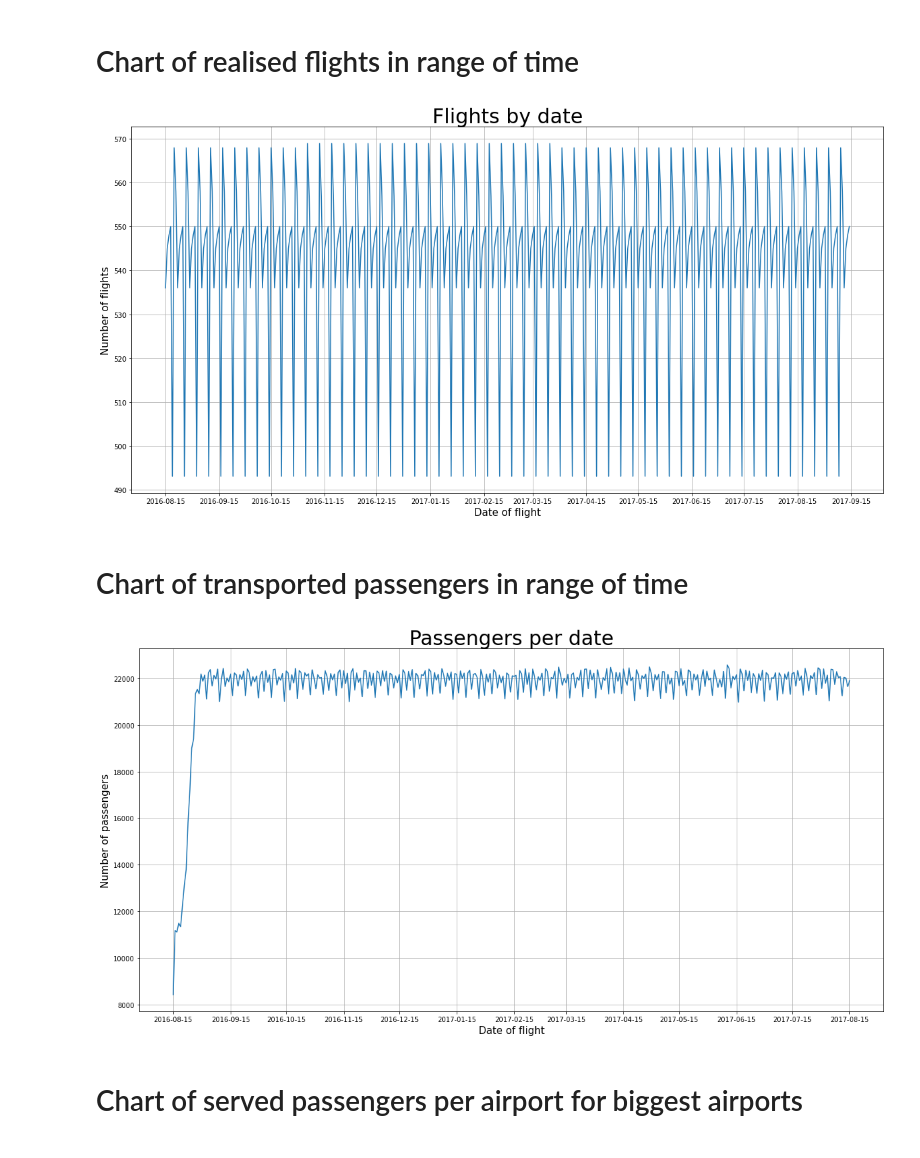
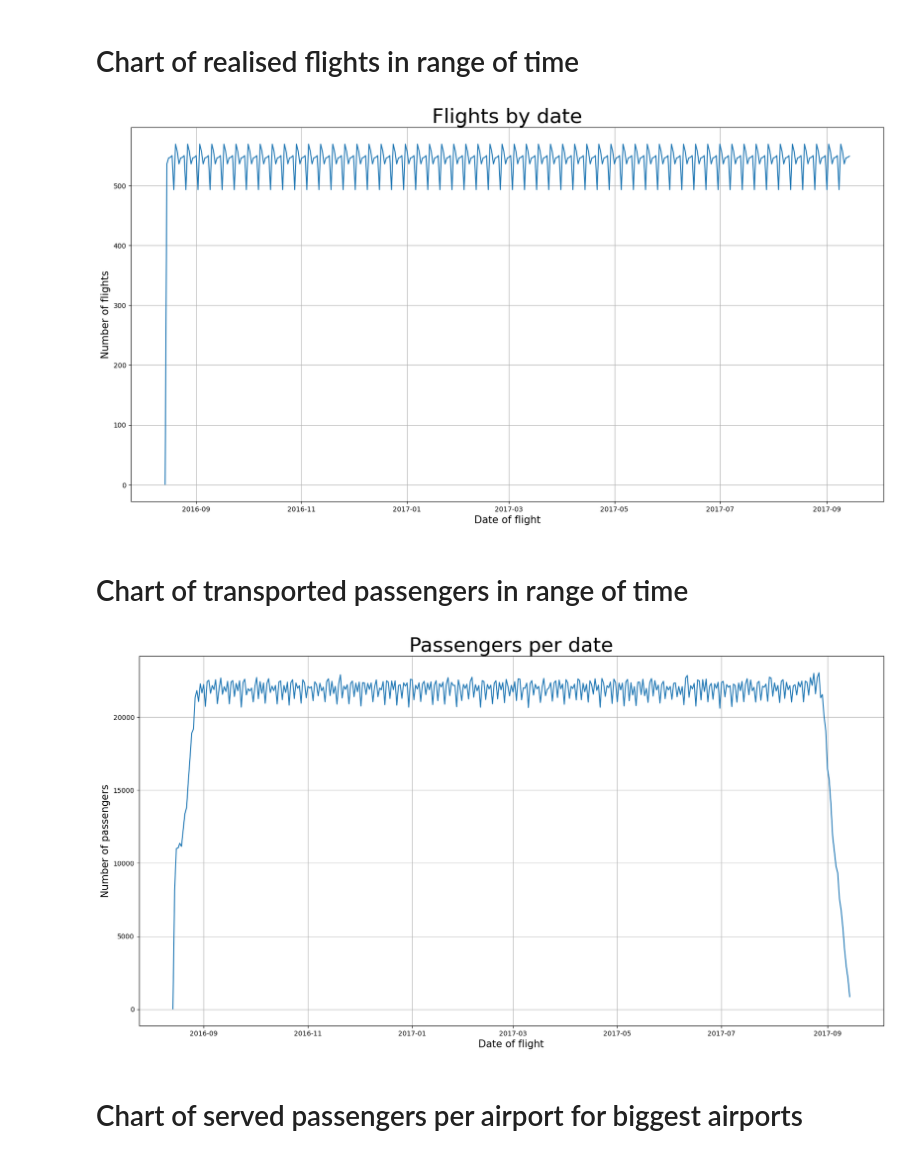
Before and after one commit to AJSTO/Airports_detailed_informations, a Jupyter notebook: Flights_data_analyse.ipynb, the cells around one changed output. Cells and saved outputs as stored; diff of their text form; code cells hidden in the pictures.

Commit message:
final version of project realise in Bigquery

```diff
--- a/Flights_data_analyse.ipynb
+++ b/Flights_data_analyse.ipynb
@@ -127,0 +17,5 @@ tickets_df = spark.read\
+# %%
+spark = SparkSession.builder \
+    .appName('Airports_analyse') \
+    .config('spark.jars', 'gs://spark-lib/bigquery/spark-3.1-bigquery-0.28.0-preview.jar') \
+    .getOrCreate()
@@ -560,38 +419,18 @@ plt.show()
 # %% [markdown]
 # Chart of realised flights in range of time
 # %%
-# Using RDD to change scheduled depature to YYYY-MM-DD
-rdd2=flights_df.rdd.map(
-    lambda x: (
-        x.flight_id,
-        str(x.scheduled_departure).split(' ')[0]
-    )
-)
-# Return do Pyspark DataFrame
-df2=rdd2.toDF(
-    [
-        "flight_id", "str_date",
-    ]
-)
-flights_by_day = df2
-
-# Counting flights by day
-flights_by_day = flights_by_day.groupBy('str_date')\
-            .count()
-
+flights_by_day = flights_df.withColumn("date", to_date(col('scheduled_departure'), "dd-MM-yyyy"))
+flights_by_day = flights_by_day.groupBy('date').count()
 flights_by_day = flights_by_day.toPandas()
 
-# Getting unique months from dataframe and create custom labels of x-ticks (middle of each month which is 15th day)
-dates = list(flights_by_day.str_date.apply(lambda x: x[:7]+'-15').unique())
+dates = list(flights_by_day.date.unique())
 
 plt.figure(figsize=(20, 10))
-sns.lineplot(data=flights_by_day.sort_values(by='str_date'),x='str_date',y='count',
-            legend='full')
+sns.lineplot(data=flights_by_day.sort_values(by='date'),x='date',y='count', legend='full')
 plt.title("Flights by date", fontsize=30)
-plt.xticks(fontsize=10, ticks=sorted(dates))
 plt.xlabel("Date of flight", fontsize=15)
 plt.ylabel("Number of flights", fontsize=15)
 plt.grid()
 # %% [output]
-[figure, old version]
+[figure, new version]
 # %%
@@ -600,52 +438,25 @@ spark.catalog.clearCache()
 # %% [markdown]
 # Chart of transported passengers in range of time
 # %%
-# Using RDD to change scheduled depature to YYYY-MM-DD
-rdd2=flights_df.rdd.map(
-    lambda x: (
-        x.flight_id,
-        str(x.scheduled_departure).split(' ')[0]
-    )
-)
-# Return do Pyspark DataFrame
-df2=rdd2.toDF(
-    [
-        "flight_id", "str_date",
-    ]
-)
-flights_by_day = df2
+flights_by_day = flights_df.withColumn("date", to_date(col('scheduled_departure'), "dd-MM-yyyy"))
 
-# Num of passengers per flight
-passengers_per_flight = boarding_passes_df.groupBy('flight_id')\
-            .count()
-passengers_per_flight = passengers_per_flight.withColumnRenamed("flight_id","id_flight")
+passengers_per_flight = ticket_flights_df.groupBy('flight_id').count()
 
-# Joining passengers per flight with flights by day
-num_of_passengers = flights_by_day.join(
-    passengers_per_flight,flights_by_day.flight_id ==  passengers_per_flight.id_flight,"leftouter"
-)
-
-num_of_passengers = num_of_passengers.dropna(how='any', subset=('id_flight', 'count'))
-
-# Counting passsengers by day
-num_of_passengers = num_of_passengers.groupBy('str_date')\
-            .sum('count')
-
+num_of_passengers = passengers_per_flight.join(
+    flights_by_day,flights_by_day.flight_id ==  passengers_per_flight.flight_id, "full"
+).drop(passengers_per_flight.flight_id)
+num_of_passengers = num_of_passengers.groupBy('date').sum('count')
 num_of_passengers = num_of_passengers.toPandas()
 
-# Getting unique months from dataframe and create custom labels of x-ticks (middle of each month which is 15th day)
-dates = list(num_of_passengers.str_date.apply(lambda x: x[:7]+'-15').unique())
 
 plt.figure(figsize=(20, 10))
-sns.lineplot(data=num_of_passengers.sort_values(by='str_date'),x='str_date',y='sum(count)',
-            legend='full')
+sns.lineplot(data=num_of_passengers.sort_values(by='date'),x='date',y='sum(count)', legend='full')
 plt.title("Passengers per date", fontsize=30)
-plt.xticks(fontsize=10, ticks=sorted(dates))
 plt.xlabel("Date of flight", fontsize=15)
 plt.ylabel("Number of passengers", fontsize=15)
 plt.grid()
 # %% [output]
-[figure, old version]
+[figure, new version]
 # %% [markdown]
 # Chart of served passengers per airport for biggest airports
 # %%
```
Also changed, not shown: parts of 49 cells of this notebook, 27 other files.
